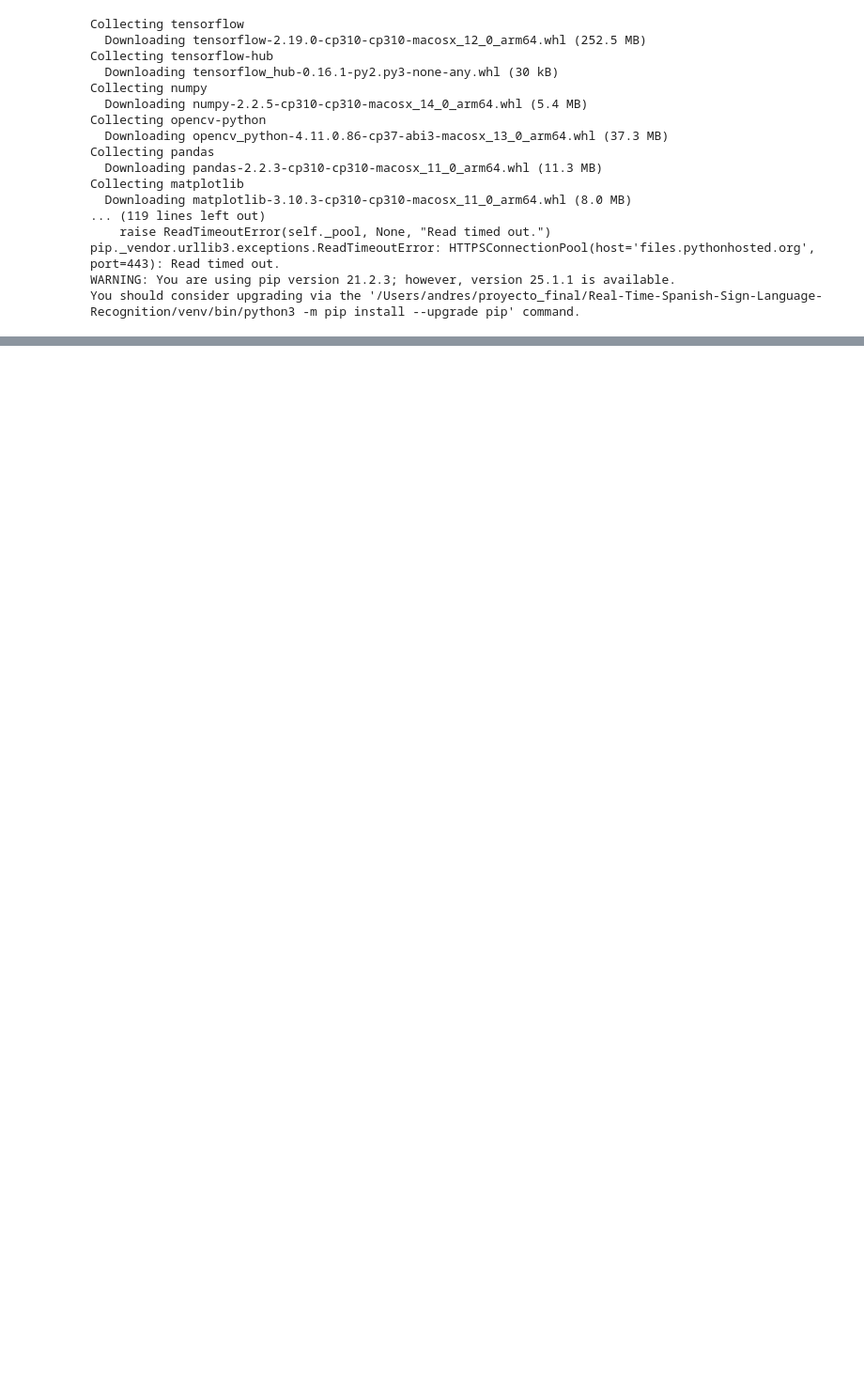
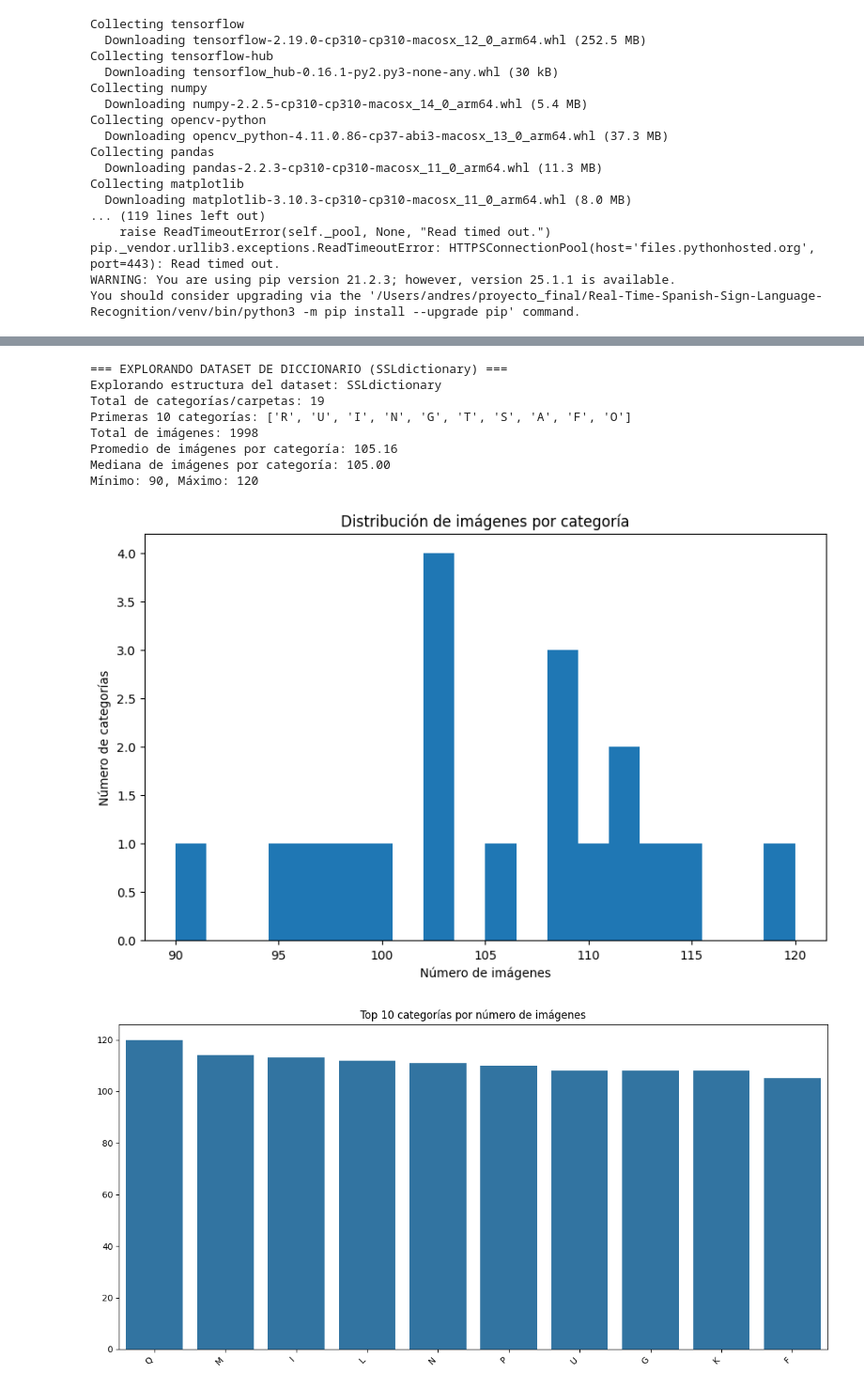
Before and after one commit to AndresPin0/Real-Time-Spanish-Sign-Language-Recognition, a Jupyter notebook: Entrega2/spanish-sign-language-recognition.ipynb, the cells around one changed output, grey strips where cells are left out. Shown at 94% size. Cells and saved outputs as stored; diff of their text form; code cells hidden in the pictures; blank space fills up the shorter version.

```diff
--- a/Entrega2/spanish-sign-language-recognition.ipynb
+++ b/Entrega2/spanish-sign-language-recognition.ipynb
@@ -38,0 +322,15 @@ MSL = "datasets/MSLwords1"
+# %%
+# Explorar SSLdictionary (dataset de diccionario)
+print("\n=== EXPLORANDO DATASET DE DICCIONARIO (SSLdictionary) ===")
+ssl_categories, ssl_counts = explore_dataset_structure(ssl_dataset_path)
+# %% [output]
+=== EXPLORANDO DATASET DE DICCIONARIO (SSLdictionary) ===
+Explorando estructura del dataset: SSLdictionary
+Total de categorías/carpetas: 19
+Primeras 10 categorías: ['R', 'U', 'I', 'N', 'G', 'T', 'S', 'A', 'F', 'O']
+Total de imágenes: 1998
+Promedio de imágenes por categoría: 105.16
+Mediana de imágenes por categoría: 105.00
+Mínimo: 90, Máximo: 120
+[figure, added]
+[figure, added]
```
Also changed, not shown: parts of 19 cells of this notebook, 2 other files.
